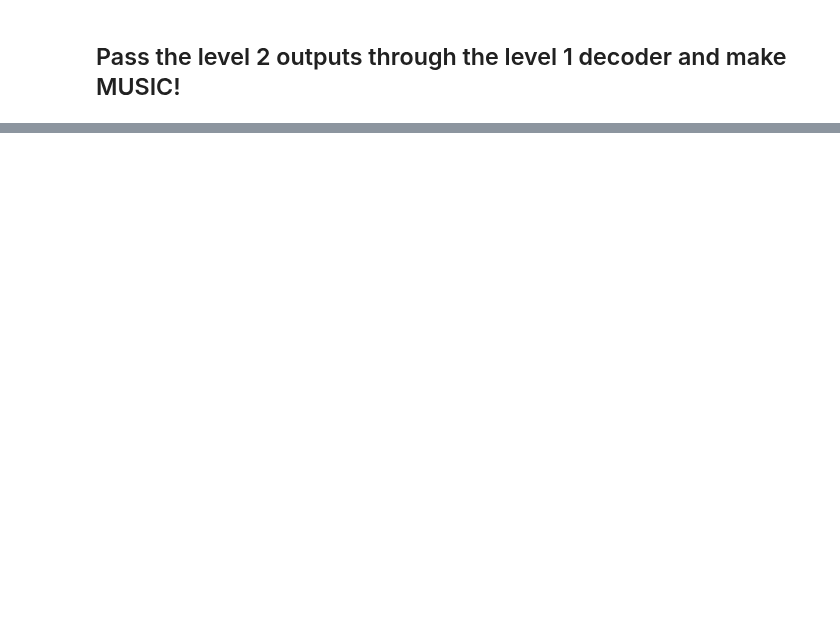
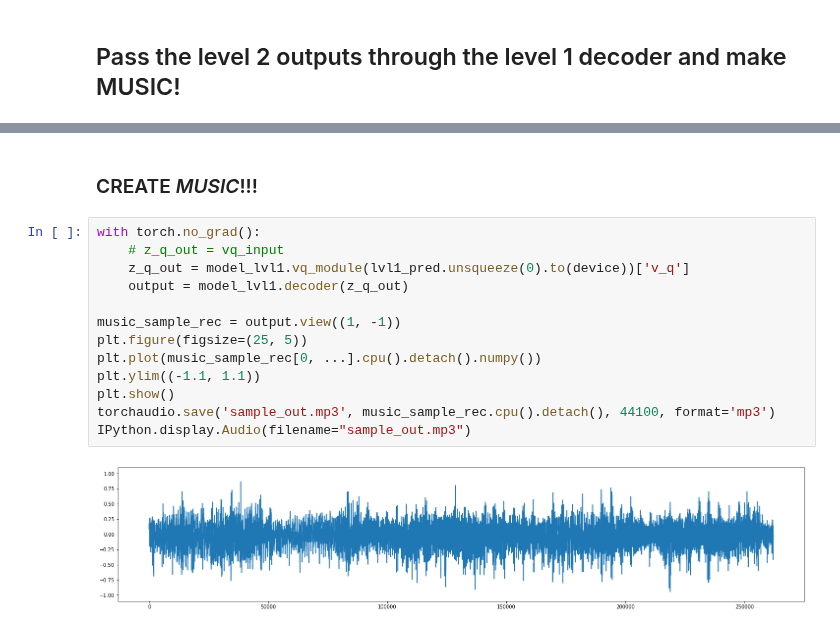
Before and after one commit to VovaTch/Infected_hdiff, a Jupyter notebook: test_lvl2_vqvae.ipynb, the cells around one changed output, grey strips where cells are left out. Drawn from its saved outputs; the diff is of its cells as text; blank space fills up the shorter version.

```diff
--- a/test_lvl2_vqvae.ipynb
+++ b/test_lvl2_vqvae.ipynb
@@ -173 +172,18 @@ torch.Size([8, 1, 32768])
 [interactive output not drawn]
+# %% [markdown]
+### CREATE *MUSIC*!!!
+# %%
+with torch.no_grad():
+    # z_q_out = vq_input
+    z_q_out = model_lvl1.vq_module(lvl1_pred.unsqueeze(0).to(device))['v_q']
+    output = model_lvl1.decoder(z_q_out)
+
+music_sample_rec = output.view((1, -1))
+plt.figure(figsize=(25, 5))
+plt.plot(music_sample_rec[0, ...].cpu().detach().numpy())
+plt.ylim((-1.1, 1.1))
+plt.show()
+torchaudio.save('sample_out.mp3', music_sample_rec.cpu().detach(), 44100, format='mp3')
+IPython.display.Audio(filename="sample_out.mp3")
+# %% [output]
+[figure, added]
```
Also changed, not shown: parts of 6 cells of this notebook, 4 other files.
